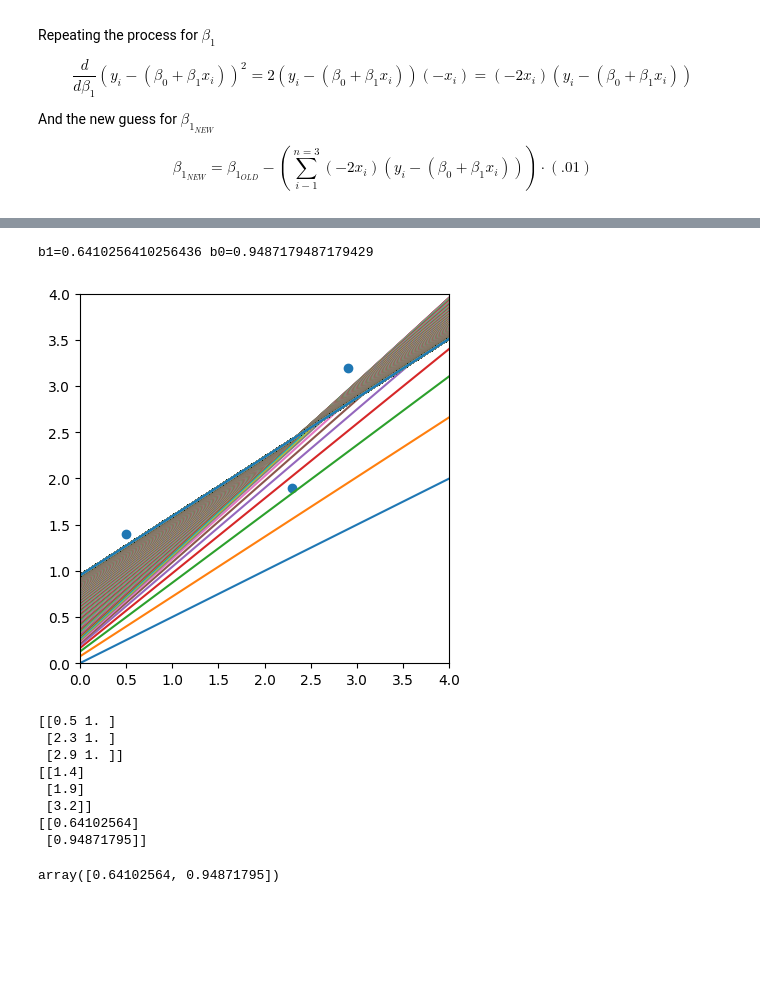
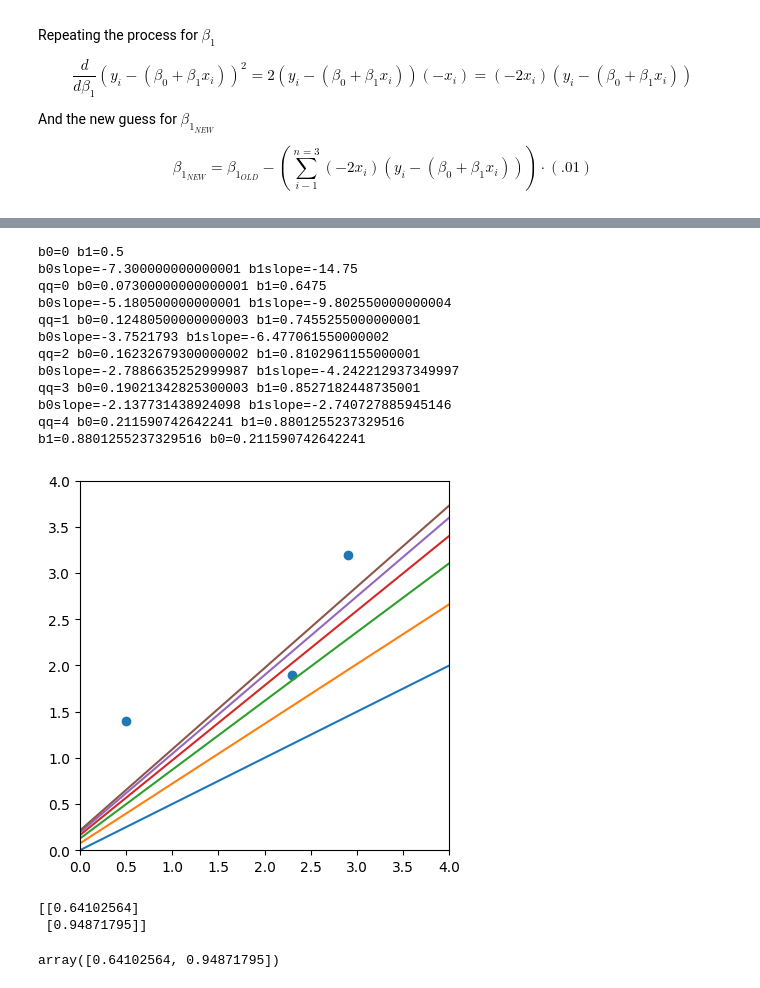
Before and after one commit to skatmeister/airflowkubernetes, a Jupyter notebook: gradientdescent.ipynb, the cells around one changed output, grey strips where cells are left out. Saved outputs shown, nothing was run; the diff lists cells and outputs as text; code cells hidden in the pictures; blank space fills up the shorter version.

```diff
--- a/gradientdescent.ipynb
+++ b/gradientdescent.ipynb
@@ -10,8 +10,8 @@ $$
 import numpy as np
 import matplotlib.pyplot as plt
 
-x=[0.5, 2.3, 1.9]
-y=[1.4, 1.9, 3.2]
+x=np.array([0.5, 2.3, 1.9])
+y=np.array([1.4, 1.9, 3.2])
 
 plt.scatter(x, y)
 ax = plt.gca()
@@ -20,7 +20,6 @@ ax.set_xlim(left=0, right=4)
 ax = plt.gca()
 ax.set_aspect('equal', adjustable='box')
 plt.show()
-# points = [[0.5,1.4],[2.3,1.9],[2.9,3.2]]
 # %% [output]
 [figure]
 # %% [markdown]
@@ -31,15 +30,14 @@ y = .5 + (-.1) x
 $$
 # %%
 # initial guess at b0 and b1
-b0 = 0
-b1 = 1
+b = np.array([0,x.mean()])
 # find the endpoints of the line using these
-x0 = 0
-x1 = 4
-y0 = b0 + b1 * x0
-y1 = b0 + b1 * x1
+xleft  = 0
+xright = 4
+ybot = b[0] + b[1] * xleft
+ytop = b[0] + b[1] * xright
 plt.scatter(x, y)
-plt.plot([x0,x1], [y0, y1], color='red')
+plt.plot([xleft, xright], [ybot, ytop], color='red')
 ax = plt.gca()
 ax.set_ylim(bottom=0, top=4)
 ax.set_xlim(left=0, right=4)
@@ -140,6 +138,6 @@ $$
 learning_rate = .1
 x = np.array([0.5, 2.3, 2.9])
 y = np.array([1.4, 1.9, 3.2])
-yhat = b0 + b1 * x
+yhat = b[0] + b[1] * x
 yhat
 # %% [output]
@@ -180,40 +180,51 @@ learning_rate = .01
 x = np.array([0.5, 2.3, 2.9])
 y = np.array([1.4, 1.9, 3.2])
 # initial guess at b0 and b1
 b0 = 0
 b1 = .5
 # find the endpoints of the line using these
 x0 = 0
 x1 = 4
 y0 = b0 + b1 * x0
 y1 = b0 + b1 * x1
 plt.scatter(x, y)
 plt.plot([x0,x1], [y0, y1])
-for qq in range(5000):
+print(f'{b0=} {b1=}')
+for qq in range(5):
   yhat = b0 + b1 * x
   residuals = y - yhat
-  b0slope = (-2 * residuals).sum()
+  b0slope = -2 * residuals.sum()
   b0step = b0slope * learning_rate
-  # print(f'{b0slope=} {b0step=}')
   b1slope = (-2 * np.multiply(x,residuals)).sum()
   b1step = b1slope * learning_rate
-  # print(f'{b1slope=} {b1step=}')
+  print(f'{b0slope=} {b1slope=}')
   b0 = b0 - b0step
   b1 = b1 - b1step
   y0new = b0 + b1 * x0
   y1new = b0 + b1 * x1
   plt.plot([x0,x1], [y0new, y1new])
-  # print(f'{qq=} {b0=} {b1=}')
+  print(f'{qq=} {b0=} {b1=}')
 print(f'{b1=} {b0=}')
 ax = plt.gca()
 ax.set_ylim(bottom=0, top=4)
 ax.set_xlim(left=0, right=4)
 ax = plt.gca()
 ax.set_aspect('equal', adjustable='box')
 plt.show()
 # %% [output]
-b1=0.6410256410256436 b0=0.9487179487179429
+b0=0 b1=0.5
+b0slope=-7.300000000000001 b1slope=-14.75
+qq=0 b0=0.07300000000000001 b1=0.6475
+b0slope=-5.180500000000001 b1slope=-9.802550000000004
+qq=1 b0=0.12480500000000003 b1=0.7455255000000001
+b0slope=-3.7521793 b1slope=-6.477061550000002
+qq=2 b0=0.16232679300000002 b1=0.8102961155000001
+b0slope=-2.7886635252999987 b1slope=-4.242212937349997
+qq=3 b0=0.19021342825300003 b1=0.8527182448735001
+b0slope=-2.137731438924098 b1slope=-2.740727885945146
+qq=4 b0=0.211590742642241 b1=0.8801255237329516
+b1=0.8801255237329516 b0=0.211590742642241
-[figure, old version]
+[figure, new version]
 # %%
 # least squares
 
@@ -224,20 +235,14 @@ y = np.array([1.4, 1.9, 3.2])
 #y = 1 + x + x * np.random.random(len(x))
 # assemble matrix A
 A = np.vstack([x, np.ones(len(x))]).T
-print(A)
+# print(A)
 # turn y into a column vector
 y = y[:, np.newaxis]
-print(y)
+# print(y)
 # Direct least square regression
 alpha = np.dot((np.dot(np.linalg.inv(np.dot(A.T,A)),A.T)),y)
 print(alpha)
 # %% [output]
-[[0.5 1. ]
- [2.3 1. ]
- [2.9 1. ]]
-[[1.4]
- [1.9]
- [3.2]]
 [[0.64102564]
  [0.94871795]]
 # %%
```
Also changed, not shown: parts of 15 cells of this notebook.
